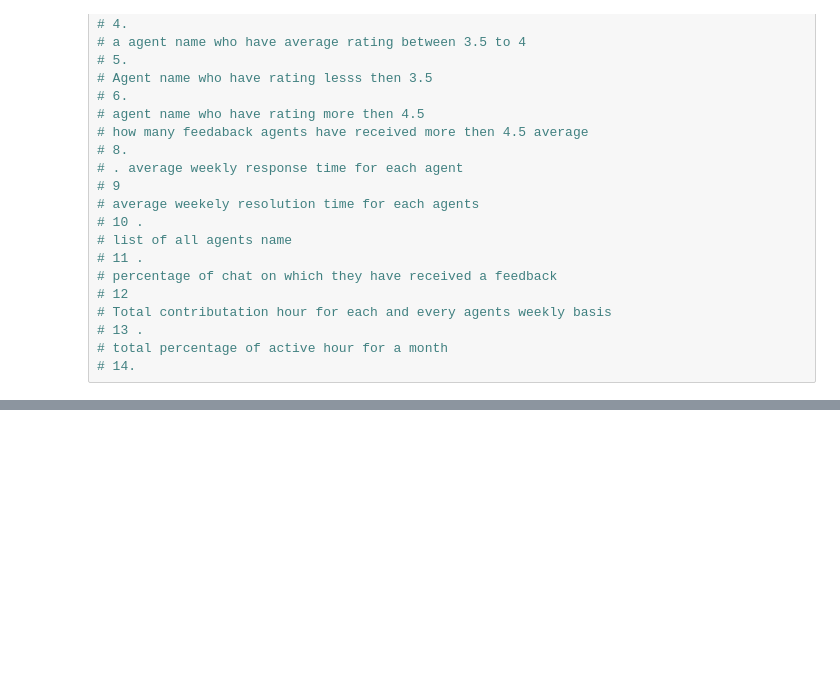
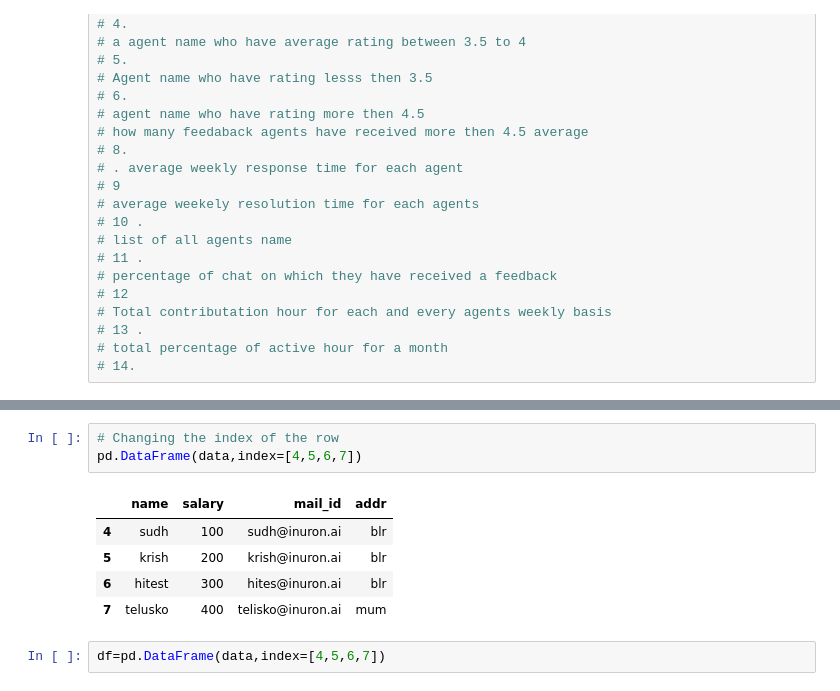
Before and after one commit to guptaayushman24/Ineuron_Python, a Jupyter notebook: Pandas.ipynb, the cells around one changed output, grey strips where cells are left out. Cells and saved outputs as stored; diff of their text form; blank space fills up the shorter version.

```diff
--- a/Pandas.ipynb
+++ b/Pandas.ipynb
@@ -1097,0 +1107,11 @@ df_attribute
+# %%
+# Changing the index of the row
+pd.DataFrame(data,index=[4,5,6,7])
+# %% [output]
+|  | name | salary | mail_id | addr |
+| 4 | sudh | 100 | sudh@inuron.ai | blr |
+| 5 | krish | 200 | krish@inuron.ai | blr |
+| 6 | hitest | 300 | hites@inuron.ai | blr |
+| 7 | telusko | 400 | telisko@inuron.ai | mum |
+# %%
+df=pd.DataFrame(data,index=[4,5,6,7])
```
Also changed, not shown: parts of 17 cells of this notebook.
